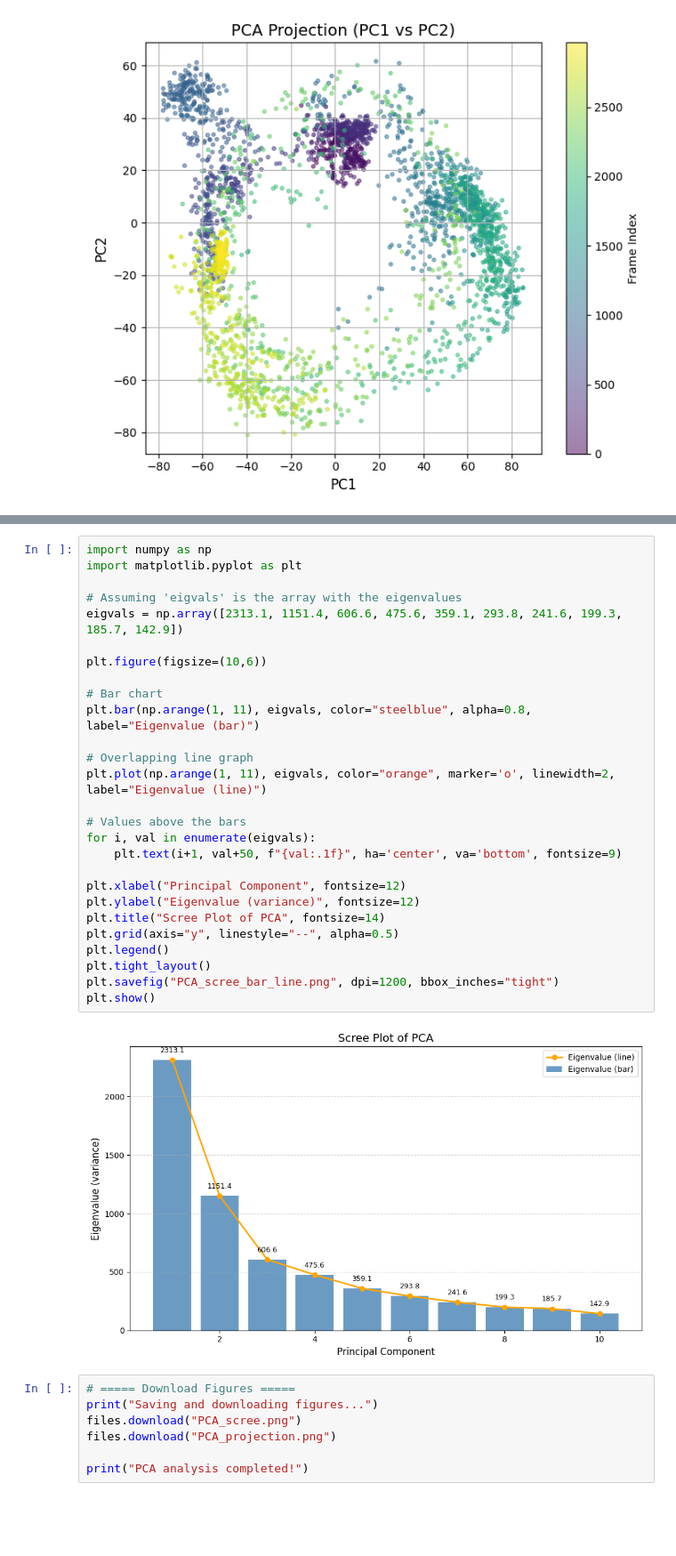
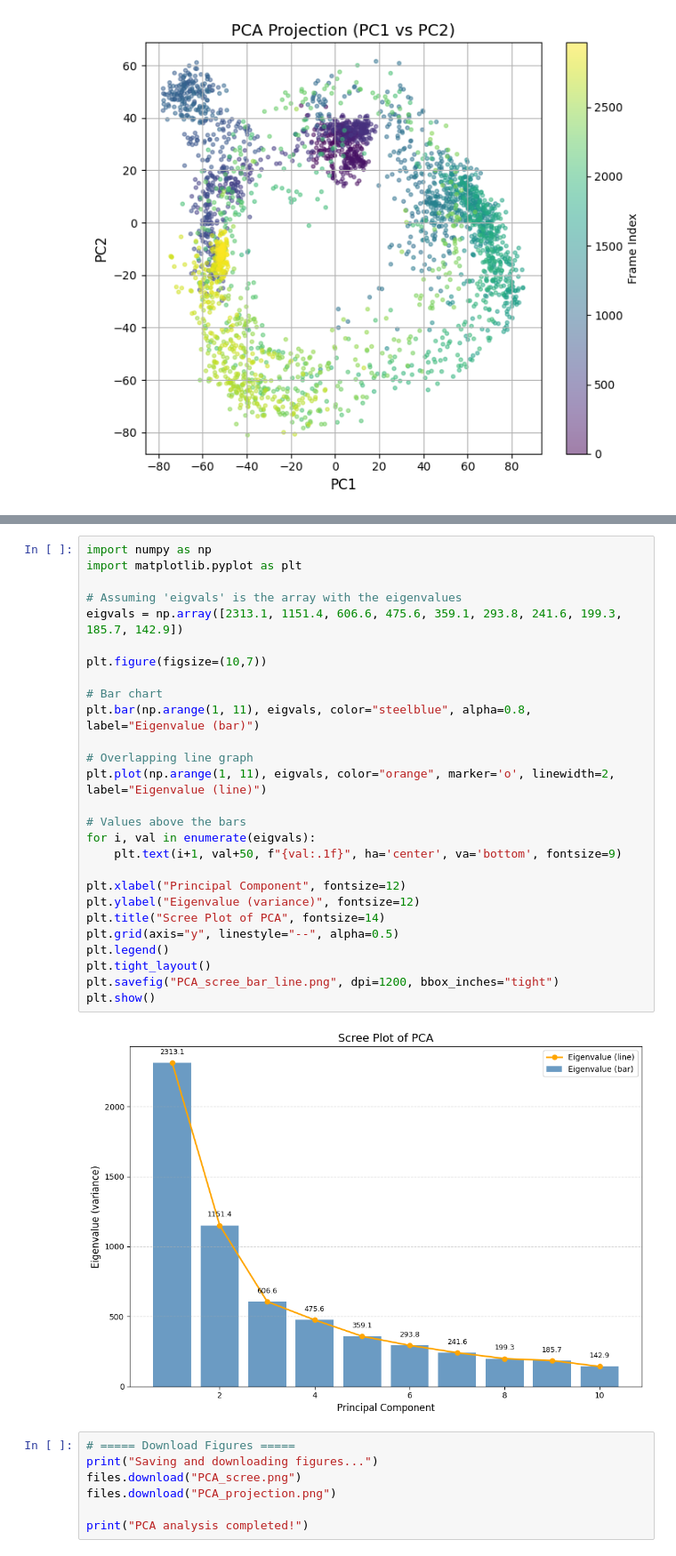
Before and after one commit to DrFrank25/Syndecan_4-Ag73, a Jupyter notebook: PCA_analysis.ipynb, the cells around one changed output, grey strips where cells are left out. Shown at 89% size. Drawn from its saved outputs; the diff is of its cells as text; blank space fills up the shorter version.

```diff
--- a/PCA_analysis.ipynb
+++ b/PCA_analysis.ipynb
@@ -165,7 +165,7 @@ import matplotlib.pyplot as plt
 # Assuming 'eigvals' is the array with the eigenvalues
 eigvals = np.array([2313.1, 1151.4, 606.6, 475.6, 359.1, 293.8, 241.6, 199.3, 185.7, 142.9])
 
-plt.figure(figsize=(10,6))
+plt.figure(figsize=(10,7))
 
 # Bar chart
 plt.bar(np.arange(1, 11), eigvals, color="steelblue", alpha=0.8, label="Eigenvalue (bar)")
@@ -177,16 +177,16 @@ plt.plot(np.arange(1, 11), eigvals, color="orange", marker='o', linewidth=2, lab
 for i, val in enumerate(eigvals):
     plt.text(i+1, val+50, f"{val:.1f}", ha='center', va='bottom', fontsize=9)
 
 plt.xlabel("Principal Component", fontsize=12)
 plt.ylabel("Eigenvalue (variance)", fontsize=12)
 plt.title("Scree Plot of PCA", fontsize=14)
 plt.grid(axis="y", linestyle="--", alpha=0.5)
 plt.legend()
 plt.tight_layout()
 plt.savefig("PCA_scree_bar_line.png", dpi=1200, bbox_inches="tight")
 plt.show()
 # %% [output]
-[figure, old version]
+[figure, new version]
 # %%
 # ===== Download Figures =====
 print("Saving and downloading figures...")
```
Also changed, not shown: parts of 1 cell of this notebook.
